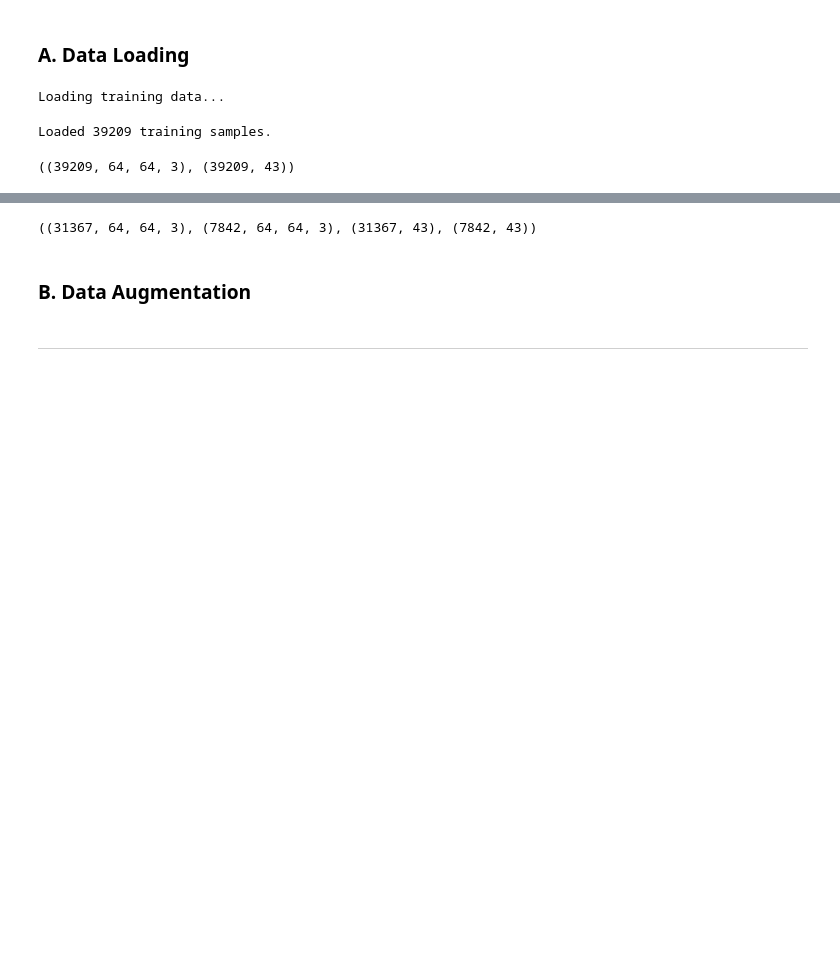
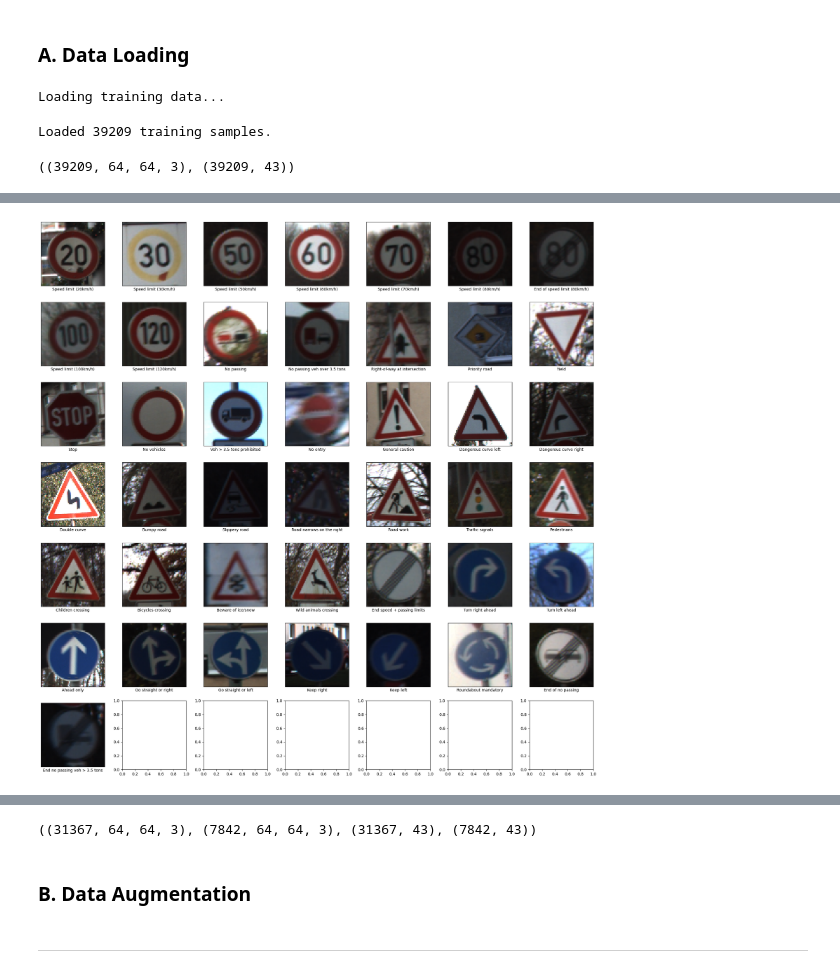
Before and after one commit to Medkallel/Road-Signs-Deep-Learning-Classification, a Jupyter notebook: Models_Training.ipynb, the cells around one changed output, grey strips where cells are left out. Saved outputs shown, nothing was run; the diff lists cells and outputs as text; code cells hidden in the pictures; blank space fills up the shorter version.

```diff
--- a/Models_Training.ipynb
+++ b/Models_Training.ipynb
@@ -135 +174,29 @@ array([20,  0,  1,  2,  3,  4,  5,  6,  7,  8,  9, 10, 11, 12, 13, 14, 15,
+# %%
+def plot_one_image_per_class(meta_data, X, classes):
+    unique_classes = sorted(meta_data.ClassId.unique())  # Sort the unique class IDs in ascending order
+    fig, axes = plt.subplots(7, 7, figsize=(20, 20))  # Create a 7x7 grid to display 43 images
+
+    # Initialize index for iterating through the grid
+    ax_idx = 0
+    for class_id in unique_classes:
+        # Find the index of the first occurrence of each `ClassId`
+        index = meta_data[meta_data.ClassId == class_id].index[-1]
+
+        # Display the corresponding image in the grid
+        ax = axes[ax_idx // 7, ax_idx % 7] # Locate the subplot position in the 7x7 grid
+        ax.imshow(X[index] / 255) # Show the image (normalized to [0, 1] range)
+        ax.set_xlabel(classes[class_id])  # Set the class name as the label below the image
+        ax.set_xticks([])  # Remove x-axis ticks for better visibility
+        ax.set_yticks([])  # Remove y-axis ticks for better visibility
+
+        # Move to the next cell in the grid
+        ax_idx += 1
+
+    plt.tight_layout() # Adjust the layout to prevent overlapping of subplots
+    plt.show() # Display the grid of images
+
+# Call the function
+plot_one_image_per_class(train_meta_data, X, classes)
+# %% [output]
+[figure, added]
 # %%
```
Also changed, not shown: parts of 17 cells of this notebook, 3 other files.
